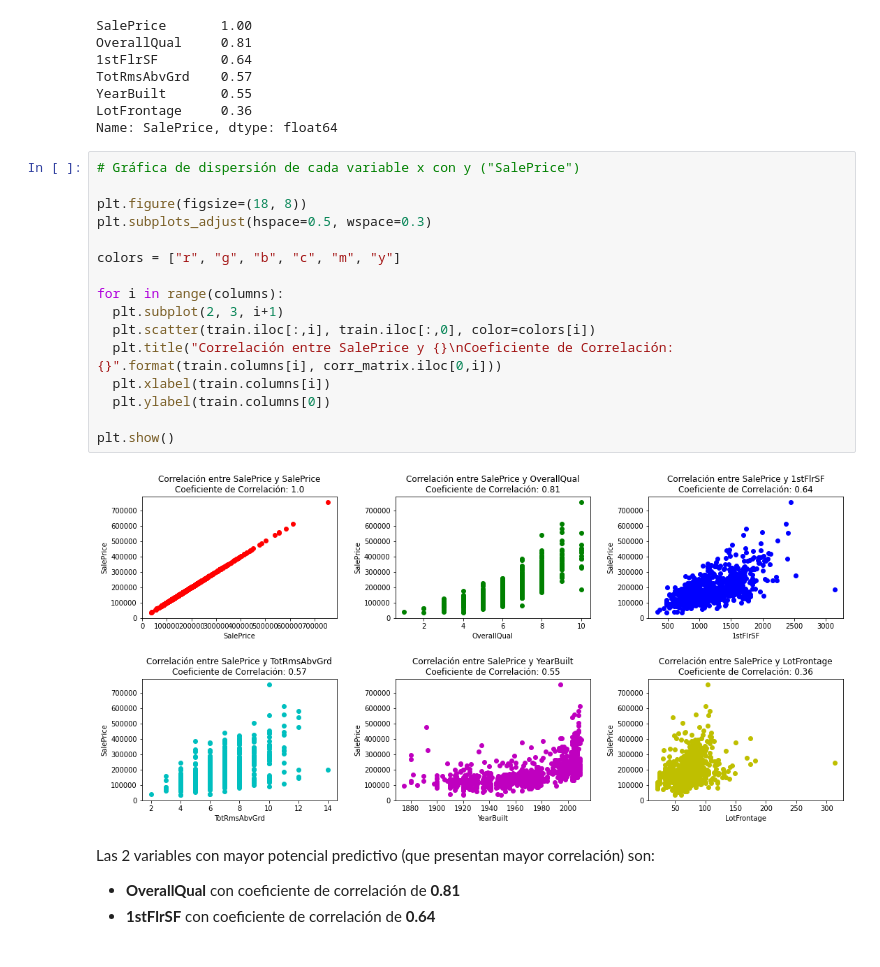
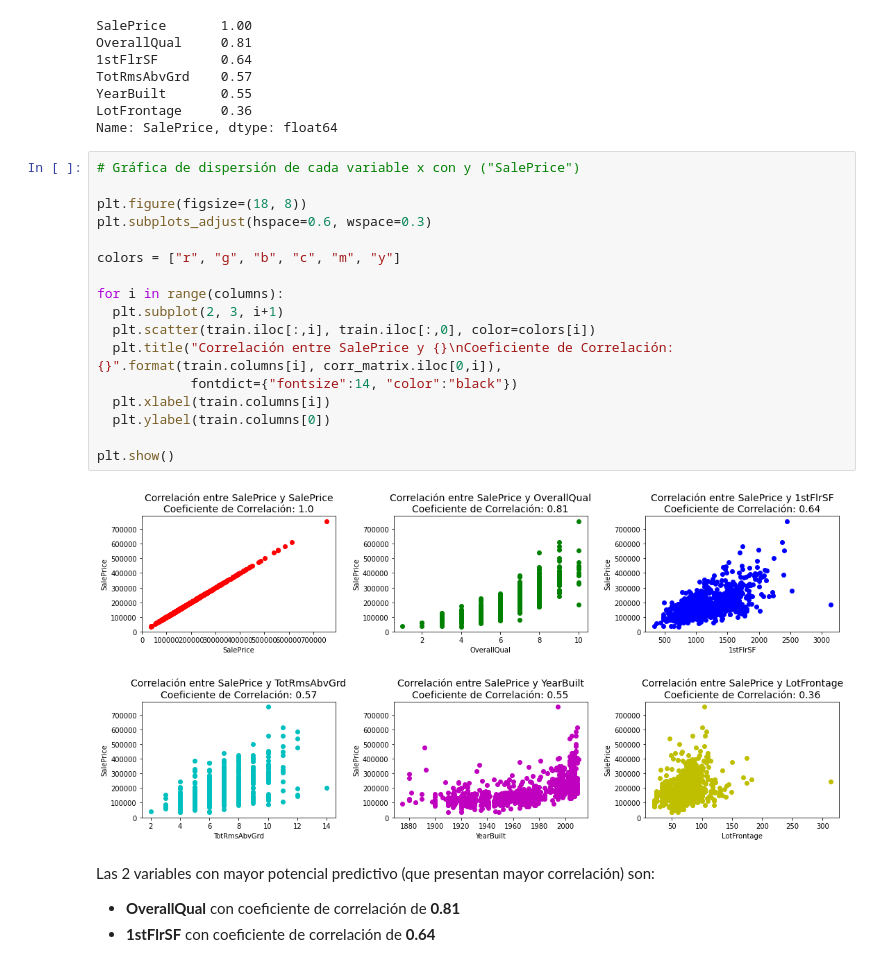
Before and after one commit to navas604/Ciencia-de-Datos-en-Python, a Jupyter notebook: Proyecto.ipynb, the cells around one changed output. Drawn from its saved outputs; the diff is of its cells as text.

```diff
--- a/Proyecto.ipynb
+++ b/Proyecto.ipynb
@@ -272,21 +286,22 @@ Name: SalePrice, dtype: float64
 # %%
 # Gráfica de dispersión de cada variable x con y ("SalePrice")
 
 plt.figure(figsize=(18, 8))
-plt.subplots_adjust(hspace=0.5, wspace=0.3)
+plt.subplots_adjust(hspace=0.6, wspace=0.3)
 
 colors = ["r", "g", "b", "c", "m", "y"]
 
 for i in range(columns):
   plt.subplot(2, 3, i+1)
   plt.scatter(train.iloc[:,i], train.iloc[:,0], color=colors[i])
-  plt.title("Correlación entre SalePrice y {}\nCoeficiente de Correlación: {}".format(train.columns[i], corr_matrix.iloc[0,i]))
+  plt.title("Correlación entre SalePrice y {}\nCoeficiente de Correlación: {}".format(train.columns[i], corr_matrix.iloc[0,i]),
+            fontdict={"fontsize":14, "color":"black"})
   plt.xlabel(train.columns[i])
   plt.ylabel(train.columns[0])
 
 plt.show()
 # %% [output]
-[figure, old version]
+[figure, new version]
 # %% [markdown]
 Las 2 variables con mayor potencial predictivo (que presentan mayor correlación) son:
 
```
Also changed, not shown: parts of 21 cells of this notebook.
